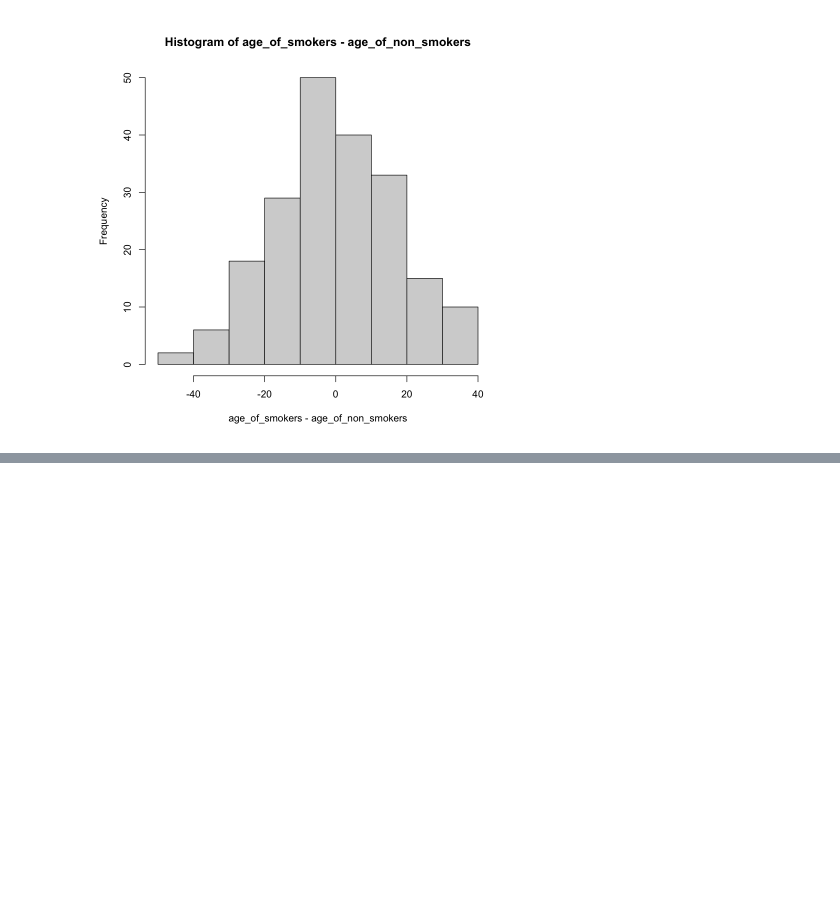
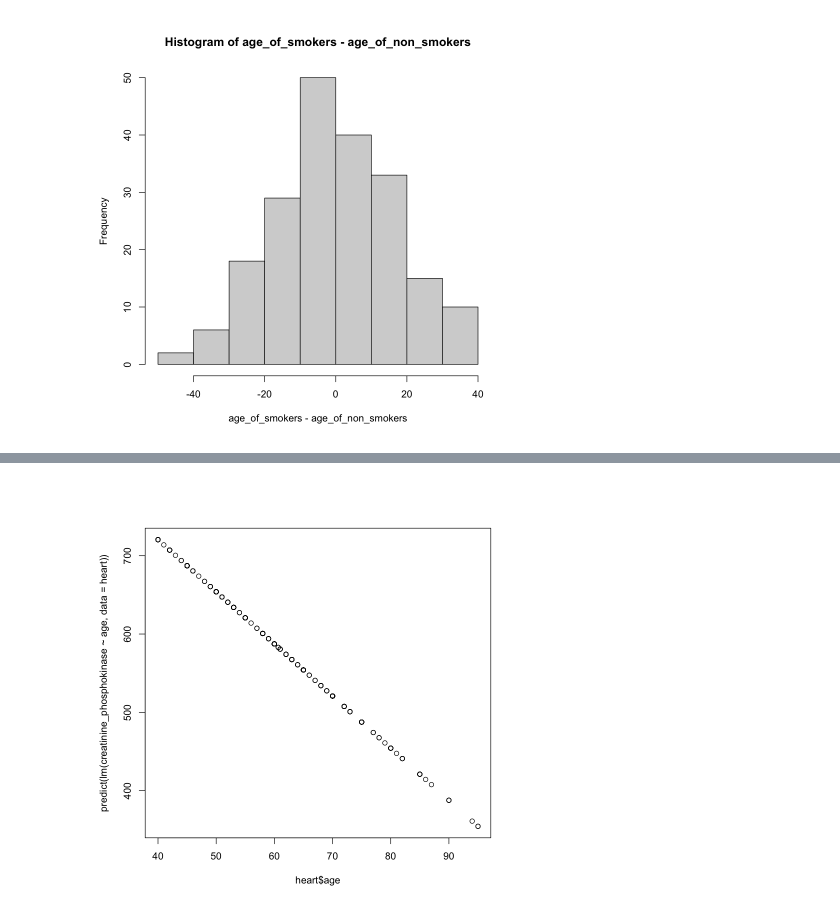
Before and after one commit to computationalUncertaintyLab/2021F_AlgLabII, a Jupyter notebook: lab06/Lab06 Lecture.ipynb, the cells around one changed output, grey strips where cells are left out. Drawn from its saved outputs; the diff is of its cells as text; code cells hidden in the pictures; blank space fills up the shorter version.

```diff
--- a/lab06/Lab06 Lecture.ipynb
+++ b/lab06/Lab06 Lecture.ipynb
@@ -62,0 +103,4 @@ Warning message in age_of_smokers - age_of_non_smokers:
+# %%
+plot(heart$age,predict(lm(creatinine_phosphokinase ~ age ,data=heart)))
+# %% [output]
+[figure, added]
```
Also changed, not shown: parts of 9 cells of this notebook.
